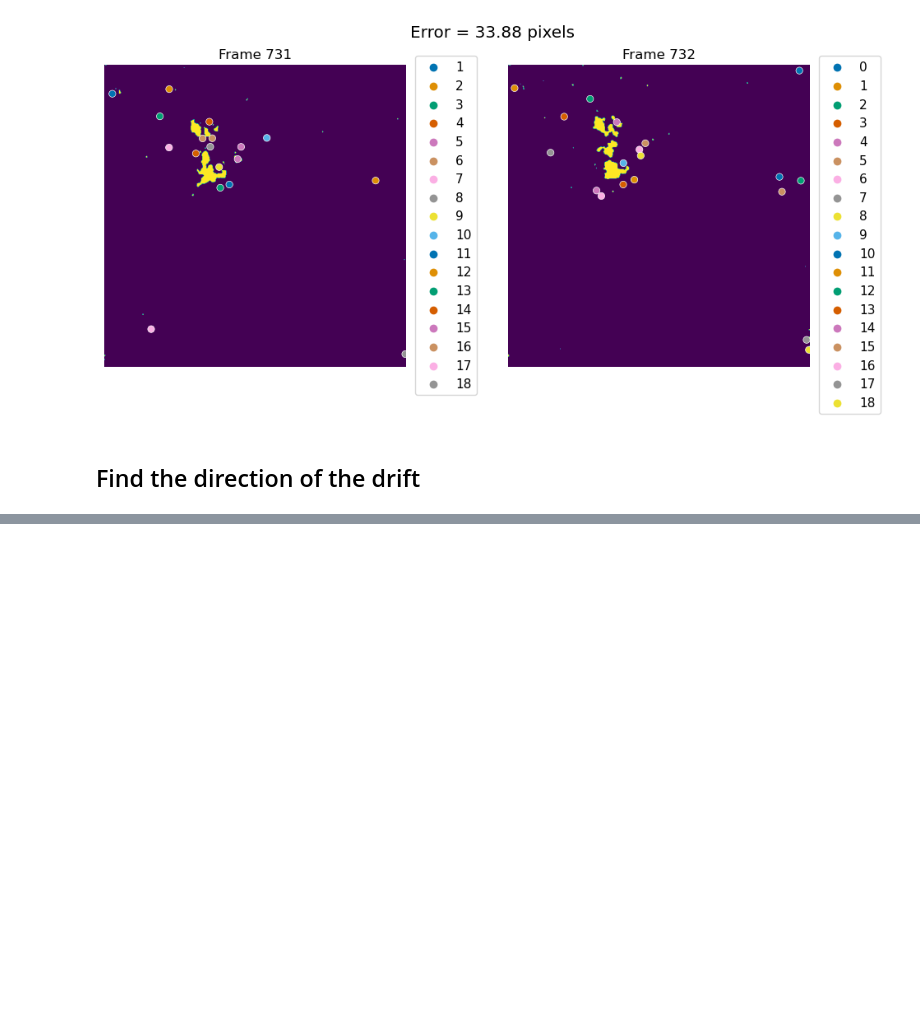
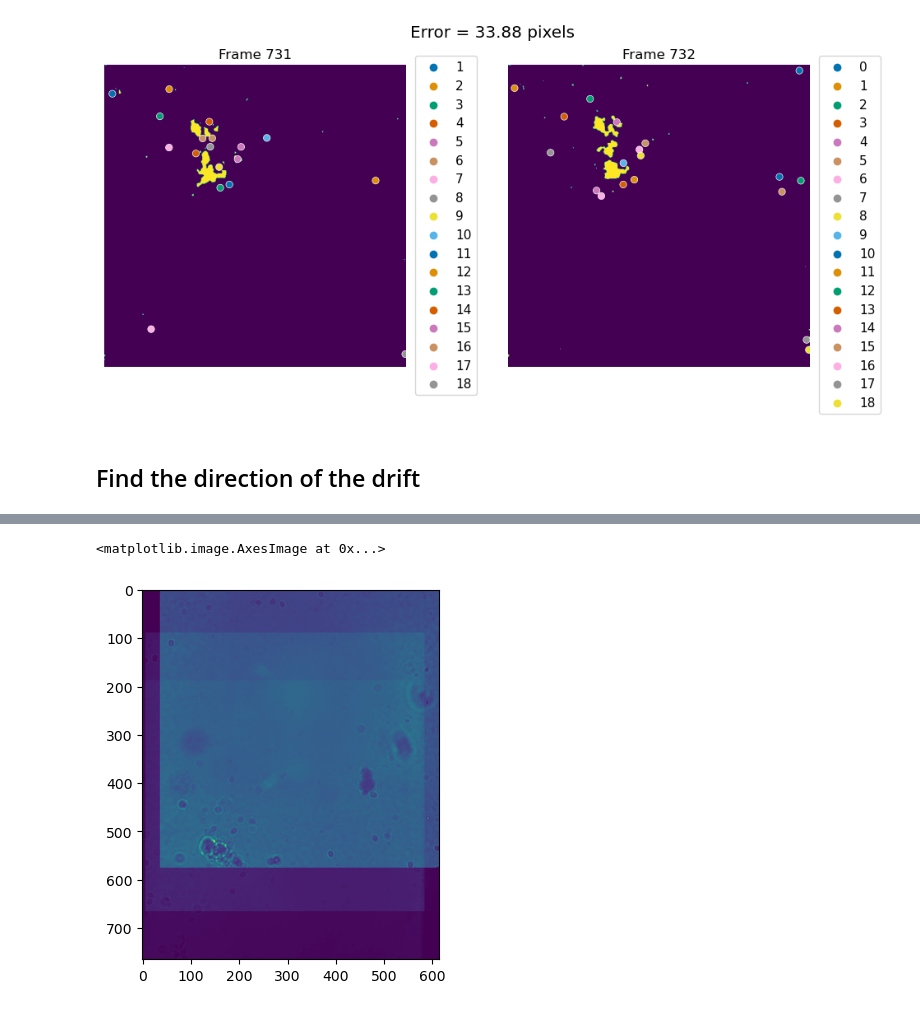
Before and after one commit to GuignardLab/placozoa_tracking, a Jupyter notebook: notebooks/drift_correction.ipynb, the cells around one changed output, grey strips where cells are left out. Drawn from its saved outputs; the diff is of its cells as text; code cells hidden in the pictures; blank space fills up the shorter version.

```diff
--- a/notebooks/drift_correction.ipynb
+++ b/notebooks/drift_correction.ipynb
@@ -1539,0 +1620,5 @@ plt.savefig('../data/results/figures/compare/full_pipeline/drift_xy.png',dpi=300
+# %%
+plt.imshow(np.mean(canva,axis=0))
+# %% [output]
+<matplotlib.image.AxesImage at 0x...>
+[figure, added]
```
Also changed, not shown: parts of 99 cells of this notebook.
